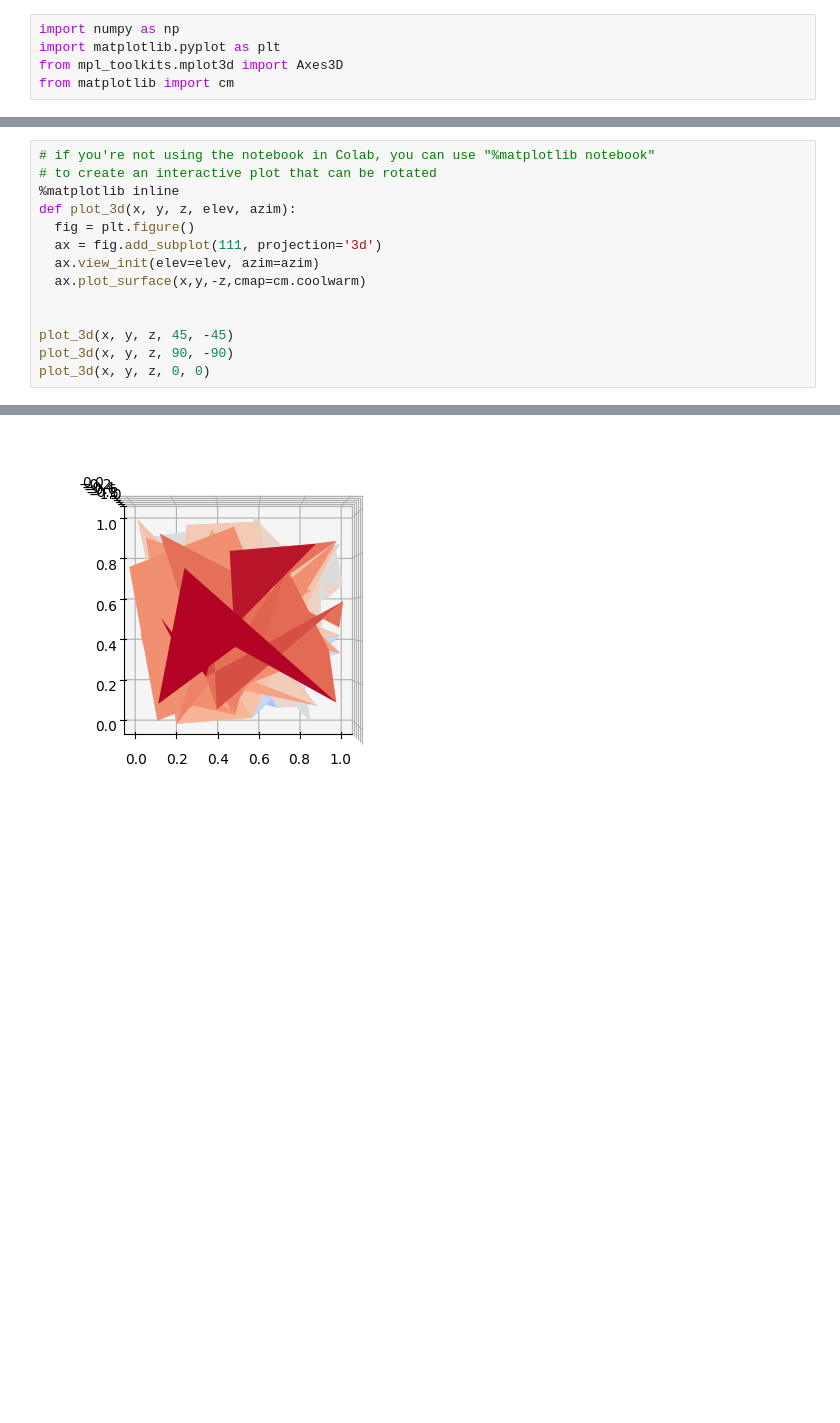
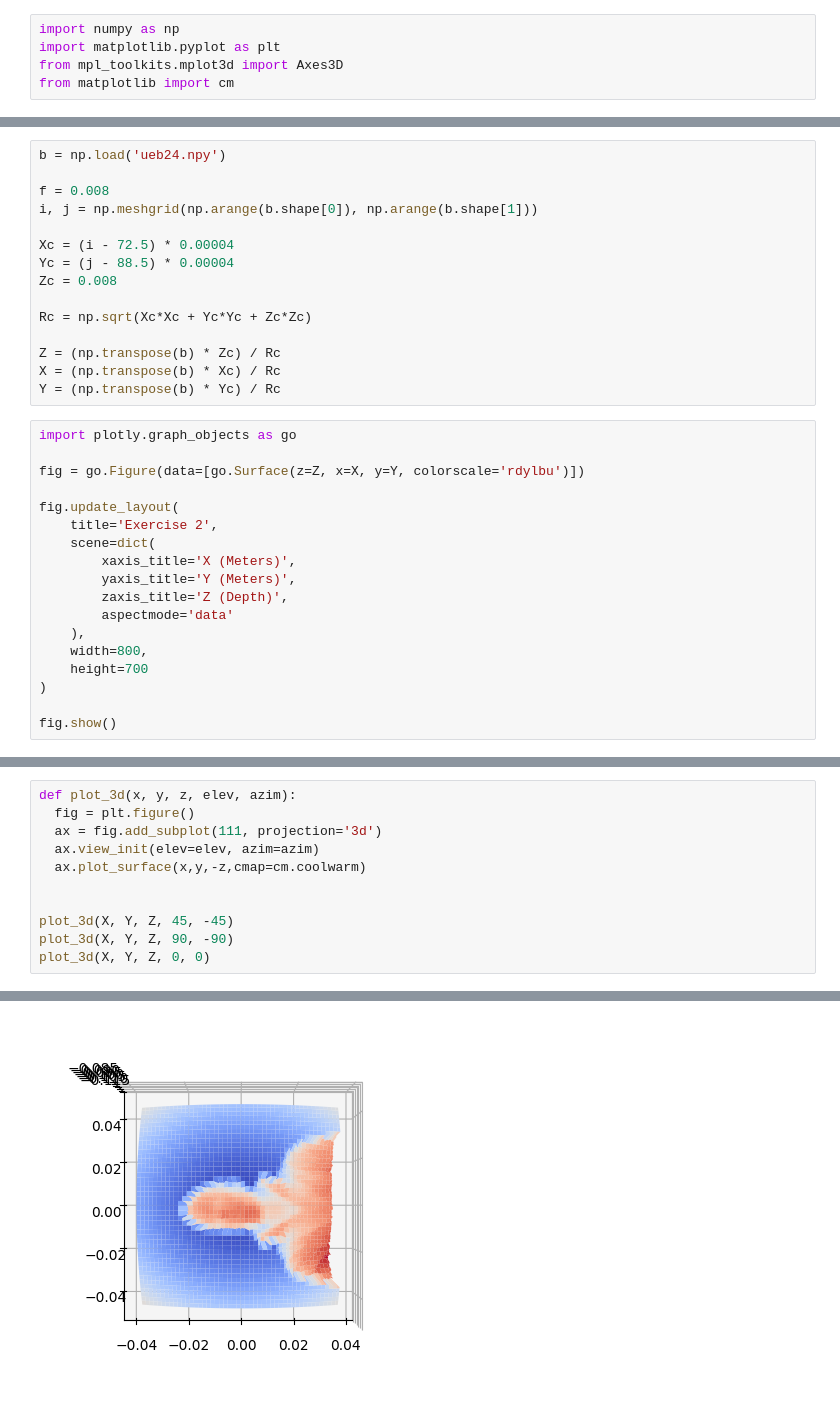
Before and after one commit to URsensai/.config, a Jupyter notebook: exercise_2.ipynb, the cells around one changed output, grey strips where cells are left out. Drawn from its saved outputs; the diff is of its cells as text; blank space fills up the shorter version.

Commit message:
Mit Colab erstellt

```diff
--- a/exercise_2.ipynb
+++ b/exercise_2.ipynb
@@ -76,0 +57,33 @@ x =
+# %%
+b = np.load('ueb24.npy')
+
+f = 0.008
+i, j = np.meshgrid(np.arange(b.shape[0]), np.arange(b.shape[1]))
+
+Xc = (i - 72.5) * 0.00004
+Yc = (j - 88.5) * 0.00004
+Zc = 0.008
+
+Rc = np.sqrt(Xc*Xc + Yc*Yc + Zc*Zc)
+
+Z = (np.transpose(b) * Zc) / Rc
+X = (np.transpose(b) * Xc) / Rc
+Y = (np.transpose(b) * Yc) / Rc
+# %%
+import plotly.graph_objects as go
+
+fig = go.Figure(data=[go.Surface(z=Z, x=X, y=Y, colorscale='rdylbu')])
+
+fig.update_layout(
+    title='Exercise 2',
+    scene=dict(
+        xaxis_title='X (Meters)',
+        yaxis_title='Y (Meters)',
+        zaxis_title='Z (Depth)',
+        aspectmode='data'
+    ),
+    width=800,
+    height=700
+)
+
+fig.show()
@@ -77,7 +92,4 @@ x =
 # %%
-# if you're not using the notebook in Colab, you can use "%matplotlib notebook"
-# to create an interactive plot that can be rotated
-%matplotlib inline
 def plot_3d(x, y, z, elev, azim):
   fig = plt.figure()
   ax = fig.add_subplot(111, projection='3d')
@@ -85,7 +97,7 @@ def plot_3d(x, y, z, elev, azim):
   ax.plot_surface(x,y,-z,cmap=cm.coolwarm)
 
 
-plot_3d(x, y, z, 45, -45)
-plot_3d(x, y, z, 90, -90)
-plot_3d(x, y, z, 0, 0)
+plot_3d(X, Y, Z, 45, -45)
+plot_3d(X, Y, Z, 90, -90)
+plot_3d(X, Y, Z, 0, 0)
 # %% [output]
@@ -93 +105 @@ plot_3d(x, y, z, 0, 0)
-[figure, old version]
+[figure, new version]
```
Also changed, not shown: parts of 5 cells of this notebook.
